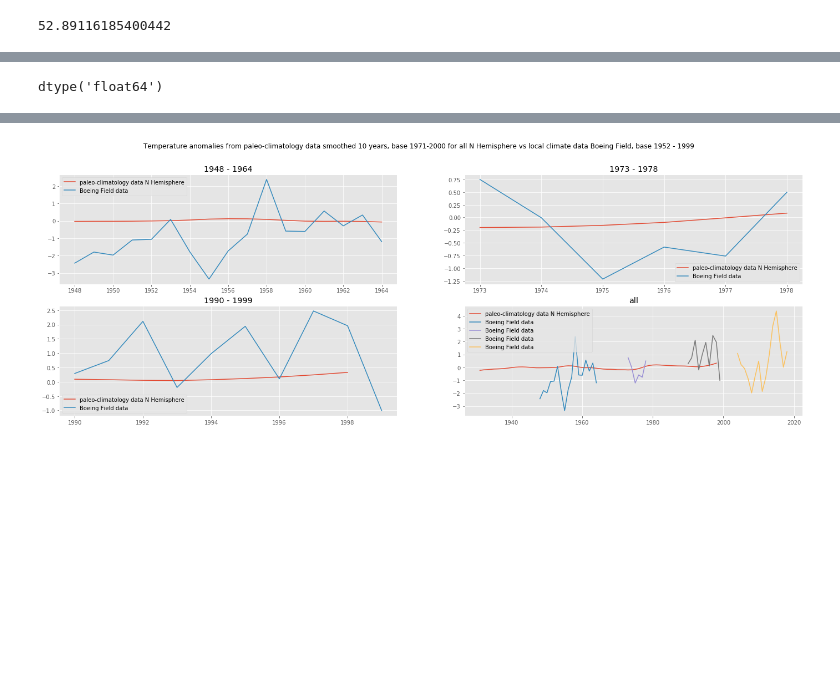
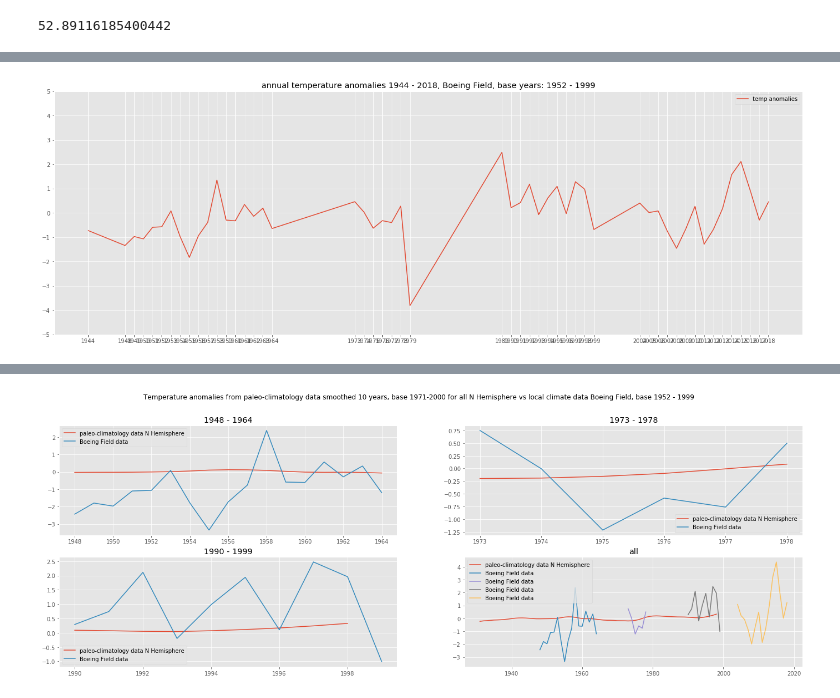
Before and after one commit to SarahMBurgart/temp-anomalies-seattle, a Jupyter notebook: NOAA dataset - CLEAN version.ipynb, the cells around one changed output, grey strips where cells are left out. Cells and saved outputs as stored; diff of their text form; code cells hidden in the pictures; blank space fills up the shorter version.

```diff
--- a/NOAA dataset - CLEAN version.ipynb
+++ b/NOAA dataset - CLEAN version.ipynb
@@ -118,15 +84,29 @@ dtype('float64')
+# %%
+# set indices to the inverse of the following:
+# which says - if you looked at the value as a string, would the last character be numeric - boolean
+indices = (~mega_dfs["HourlyDryBulbTemperature"].astype(str).str[-1].str.isnumeric())
+
+# so, all the values that don't have a last character that is numeric will have the last character removed
+mega_dfs.loc[indices,"HourlyDryBulbTemperature"] = mega_dfs.loc[indices,"HourlyDryBulbTemperature"].str[:-1]
+
+
+# some values in HourlyDryBulbTemperature were numeric strings ending with 's' that needed the 's' removed
+# before they could be converted to floats
+
+mega_dfs["HourlyDryBulbTemperature"] = mega_dfs["HourlyDryBulbTemperature"].map(lambda x:float(x) if x!="" else np.nan)
+
+
+indices =  (~mega_dfs["HourlyDryBulbTemperature"].isna())
+mega_dfs2 = mega_dfs.loc[indices]
+
+# mega_dfs2 should no longer have empty strings or na
 # %%
-ba_df = pd.DataFrame(mega_dfs[mega_dfs["year"] < 2000 ])
+# setting year parameters for Base DF == 1952 - 1999
+ba_df = pd.DataFrame(mega_dfs2[mega_dfs2["year"] < 2000 ])
 b_df = pd.DataFrame(ba_df[ba_df["year"] > 1951])
 
-# base_df == 1952 - 1999
-
-# get mean of HourlyDryBulbTemperature
+# get mean of HourlyDryBulbTemperature for Base Years
+# need to reset index so I can sort by year
 base_df = b_df.reset_index()
-
-type(base_df.loc[0,"HourlyDryBulbTemperature"]) == float
-
-#base_df[base_df["HourlyDryBulbTemperature"]
-
-base_df["HourlyDryBulbTemperature"].astype(float, errors='ignore').isna().sum()
+base_df["HourlyDryBulbTemperature"].dtype
 # %% [output]
@@ -143,4 +114 @@ base_df["HourlyDryBulbTemperature"].astype(int, errors='ignore')[261184] #.map(n
-# %%
-indices = (~base_df["HourlyDryBulbTemperature"].astype(str).str[-1].str.isnumeric())
-base_df.loc[indices,"HourlyDryBulbTemperature"] = base_df.loc[indices,"HourlyDryBulbTemperature"].str[:-1]
 # %%
@@ -158,7 +121,7 @@ mega_dfs["HourlyDryBulbTemperature"] = mega_dfs["HourlyDryBulbTemperature"].map(
 # %%
 # convert to celsius b/c I want to compare anything with any other climate concerned scientist not in USA
 # %%
-mega_year = pd.DataFrame(mega_dfs[["year","HourlyDryBulbTemperature"]])
+mega_year = pd.DataFrame(mega_dfs2[["year","HourlyDryBulbTemperature"]])
 year_ms = mega_year.groupby("year")
 year_means = pd.DataFrame(year_ms["HourlyDryBulbTemperature"].mean())
 
@@ -177,4 +140,4 @@ year_means = year_means.iloc[1:53,:]
 
 # 2003 aka index 37 is also incomplete
 year_means = year_means.drop(37)
-year_means
+year_means.head()
@@ -181,12 +151,14 @@ year_means
 # %%
 # plot temperature anomaly for 1944-2018
 
 fig, ax = plt.subplots(1, 1, figsize=(24, 8))
 ax.plot(year_means['year'],year_means["raw_anomaly"] , label = "temp anomalies")
 ax.set_yticks([-5,-4,-3,-2,-1,0,1,2,3,4,5])
 
 ax.set_xticks(year_means['year'])
-ax.set_title("annual temperature anomalies 1944 - 2018, Boeing Field")
+ax.set_title("annual temperature anomalies 1944 - 2018, Boeing Field, base years: 1952 - 1999")
 ax.legend(loc='best')
 
 plt.show()
+# %% [output]
+[figure, added]
@@ -249,6 +164,0 @@ def months_equally_weighted(df,lst_years,col):
-# %%
-# remove null values
-no_null = ymhdbt[~(ymhdbt["HourlyDryBulbTemperature"].astype(str) == '')]
-no_null["HourlyDryBulbTemperature"].dtype
-# %% [output]
-dtype('float64')
```
Also changed, not shown: parts of 43 cells of this notebook, 1 other file.
